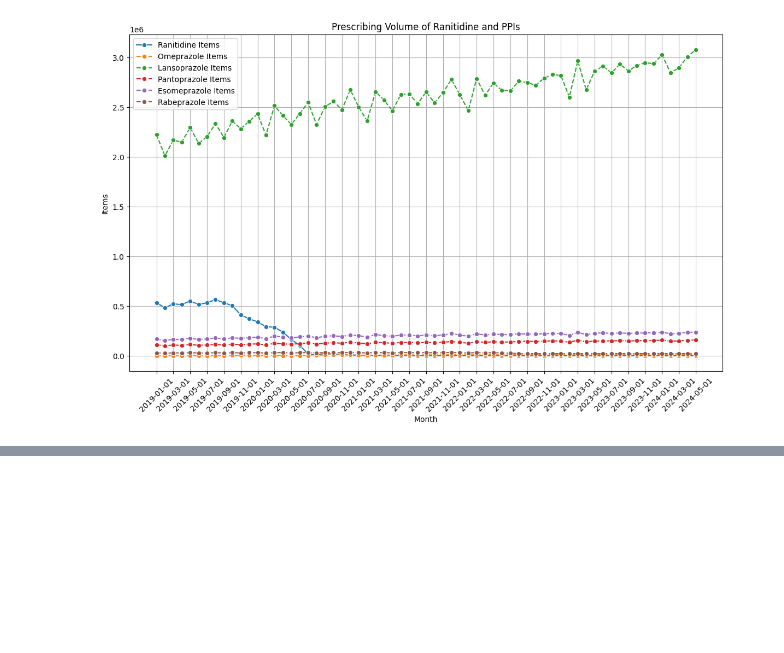
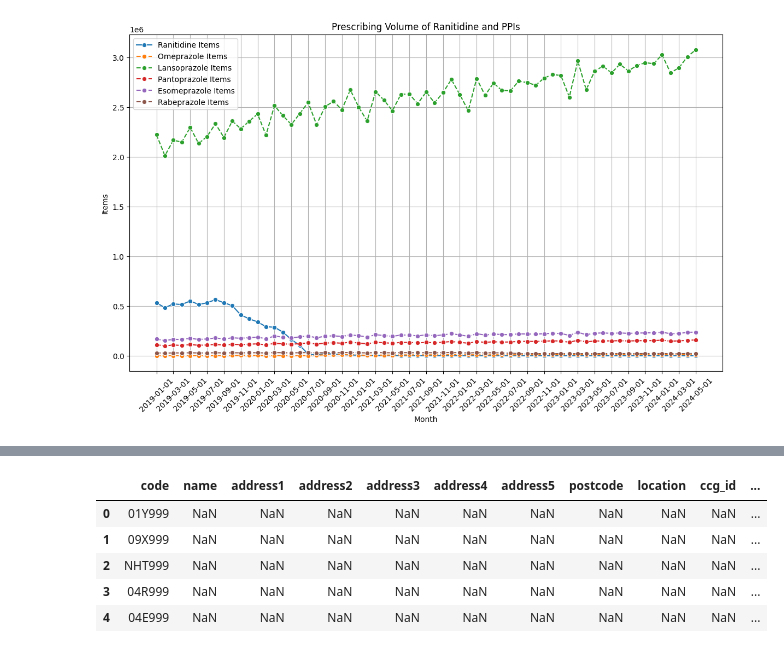
Before and after one commit to erickpua/med-student-omeprazole, a Jupyter notebook: notebooks/Omeprazole shortage.ipynb, the cells around one changed output, grey strips where cells are left out. Saved outputs shown, nothing was run; the diff lists cells and outputs as text; code cells hidden in the pictures; blank space fills up the shorter version.

```diff
--- a/notebooks/Omeprazole shortage.ipynb
+++ b/notebooks/Omeprazole shortage.ipynb
@@ -899,0 +921,9 @@ plt.show()
+# %%
+practices_df.head()
+# %% [output]
+|  | code | name | address1 | address2 | address3 | address4 | address5 | postcode | location | ccg_id | ... |
+| 0 | 01Y999 | NaN | NaN | NaN | NaN | NaN | NaN | NaN | NaN | NaN | ... |
+| 1 | 09X999 | NaN | NaN | NaN | NaN | NaN | NaN | NaN | NaN | NaN | ... |
+| 2 | NHT999 | NaN | NaN | NaN | NaN | NaN | NaN | NaN | NaN | NaN | ... |
+| 3 | 04R999 | NaN | NaN | NaN | NaN | NaN | NaN | NaN | NaN | NaN | ... |
+| 4 | 04E999 | NaN | NaN | NaN | NaN | NaN | NaN | NaN | NaN | NaN | ... |
```
Also changed, not shown: parts of 12 cells of this notebook, 1 other file.
